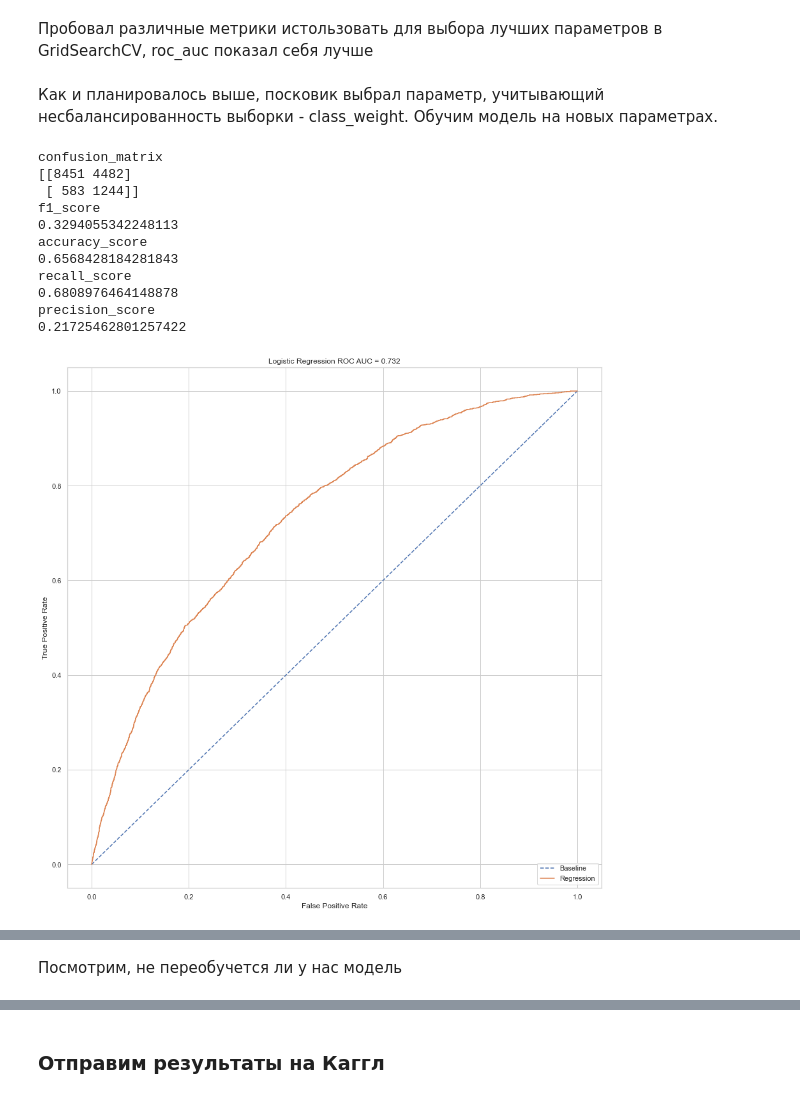
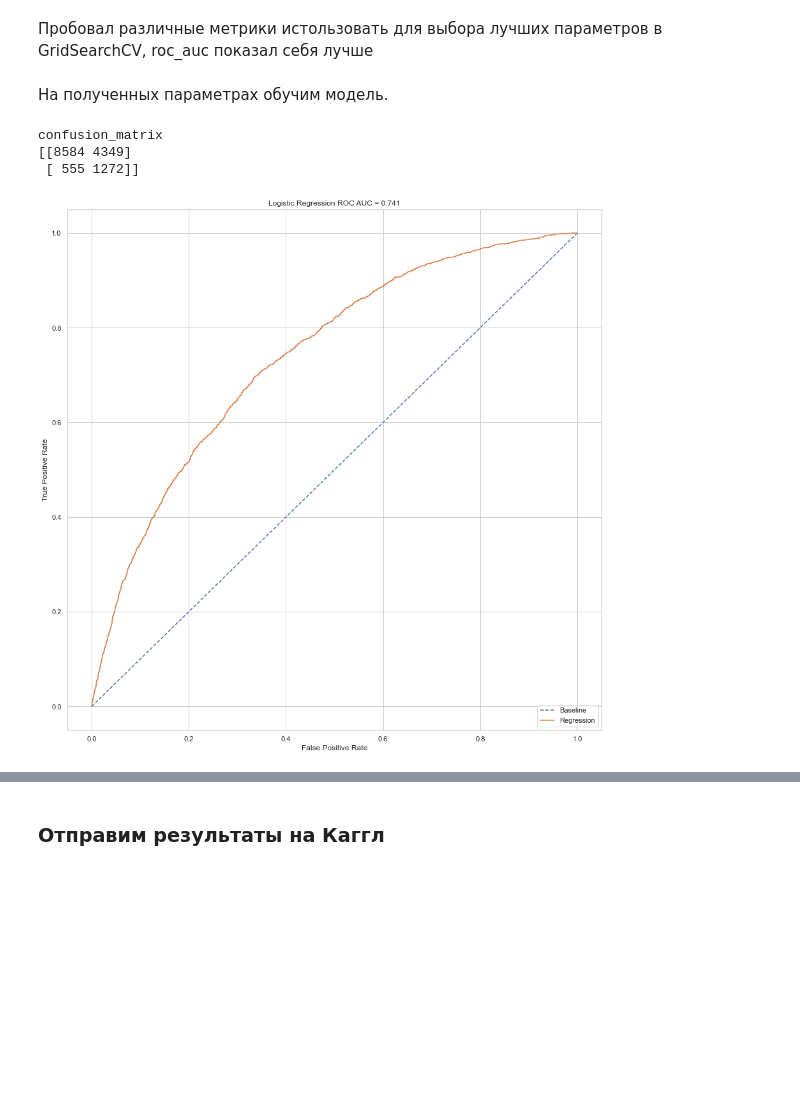
Before and after one commit to EvgeniyBerdyugin/SkillFactory-dspr-40, a Jupyter notebook: module_5/project_5_scoring.ipynb, the cells around one changed output, grey strips where cells are left out. Saved outputs shown, nothing was run; the diff lists cells and outputs as text; code cells hidden in the pictures; blank space fills up the shorter version.

```diff
--- a/module_5/project_5_scoring.ipynb
+++ b/module_5/project_5_scoring.ipynb
@@ -683,0 +785,6 @@ plot_cv_metrics(cv_metrics)
+# %%
+poly = PolynomialFeatures(4)
+data_pol = poly.fit_transform(data[pol_cols])
+data_pol = pd.DataFrame(data_pol)
+data = data.join(data_pol)
+data = pd.get_dummies(data, columns=cat_cols)
@@ -683,0 +797,3 @@ plot_cv_metrics(cv_metrics)
+# %%
+y = default
+data = SelectPercentile(f_classif, percentile=60).fit_transform(data, y)
@@ -686,11 +875,26 @@ plot_cv_metrics(cv_metrics)
+# %%
+# Теперь выделим тестовую часть
+data = pd.DataFrame(data)
+data = data.join(sample)
+data = data.join(client_id)
+data = data.join(default)
+train_data = data.query('sample == 1').drop(['sample'], axis=1)
+test_data = data.query('sample == 0').drop(['sample'], axis=1)
+
+#обычная выборка
+y = train_data.default.values            # наш таргет
+X = train_data.drop(['default', 'client_id'], axis=1)
+
+X = StandardScaler().fit_transform(X)
+
+X_train, X_test, y_train, y_test = train_test_split(X, y, test_size=0.2, random_state=RANDOM_SEED)
 # %%
 model = LogisticRegression(max_iter=500)
-class_weight = [None, 'balanced']
 C = [0.0001, 0.001, 0.01, 0.1, 1, 10]
 penalty = ['l1', 'l2', None]
 solver = ['lbfgs', 'liblinear', 'sag', 'saga', 'newton-cg']
 # Создадим гиперпараметры
-hyperparameters = dict(penalty=penalty, C=C, solver=solver, class_weight=class_weight)
+hyperparameters = dict(penalty=penalty, C=C, solver=solver)
 Grid = GridSearchCV(model, hyperparameters, cv=4, verbose=0, scoring='roc_auc', n_jobs=4)
 Grid.fit(X_train, y_train)
 Grid.best_params_
@@ -719,4 +903,4 @@ Grid.best_params_
 # %% [markdown]
 Пробовал различные метрики истользовать для выбора лучших параметров в GridSearchCV, roc_auc показал себя лучше
 # %% [markdown]
-Как и планировалось выше, посковик выбрал параметр, учитывающий несбалансированность выборки - class_weight. Обучим модель на новых параметрах.
+На полученных параметрах обучим модель.
@@ -732,46 +907,33 @@ X_train, X_test, y_train, y_test = train_test_split(X, y, test_size=0.2, random_
 # %%
 model = LogisticRegression(penalty='l2',
-                           C=0.001,
+                           C=0.01,
                            class_weight='balanced',
                            solver='liblinear'
                            )
 model.fit(X_train, y_train)
 y_pred = model.predict(X_test)
 
 print('confusion_matrix', confusion_matrix(y_test, y_pred), sep='\n')
-print('f1_score', f1_score(y_test, y_pred), sep='\n')
-print('accuracy_score', accuracy_score(y_test, y_pred), sep='\n')
-print('recall_score', recall_score(y_test, y_pred), sep='\n')
-print('precision_score', precision_score(y_test, y_pred), sep='\n')
 
 probs = model.predict_proba(X_test)
 fpr, tpr, threshold = roc_curve(y_test, probs[:,1])
 roc_auc = roc_auc_score(y_test, probs[:,1])
 
 plt.figure()
 plt.plot([0, 1], label='Baseline', linestyle='--')
 plt.plot(fpr, tpr, label = 'Regression')
 plt.title('Logistic Regression ROC AUC = %0.3f' % roc_auc)
 plt.ylabel('True Positive Rate')
 plt.xlabel('False Positive Rate')
 plt.legend(loc = 'lower right')
 plt.show()
 
-#print(log_loss(y_test, probs))
-
-data_report = get_scores(data_report, model, X_test,
-                       y_test, 'LogisticRegression_GridCV')
+data_report['GridSearchCV_select'] = pd.DataFrame(pd.DataFrame(classification_report(y_test, y_pred, output_dict=True))['1'])
+data_report = data_report.astype(object)
+data_report['GridSearchCV_select']['confusion_matrix'] = confusion_matrix(y_test, y_pred)
 data_report
 # %% [output]
 confusion_matrix
-[[8451 4482]
- [ 583 1244]]
-f1_score
-0.3294055342248113
-accuracy_score
-0.6568428184281843
-recall_score
-0.6808976464148878
-precision_score
-0.21725462801257422
+[[8584 4349]
+ [ 555 1272]]
-[figure, old version]
+[figure, new version]
@@ -795,2 +945,0 @@ precision_score
-# %% [markdown]
-Посмотрим, не переобучется ли у нас модель
```
Also changed, not shown: parts of 119 cells of this notebook, 2 other files.
